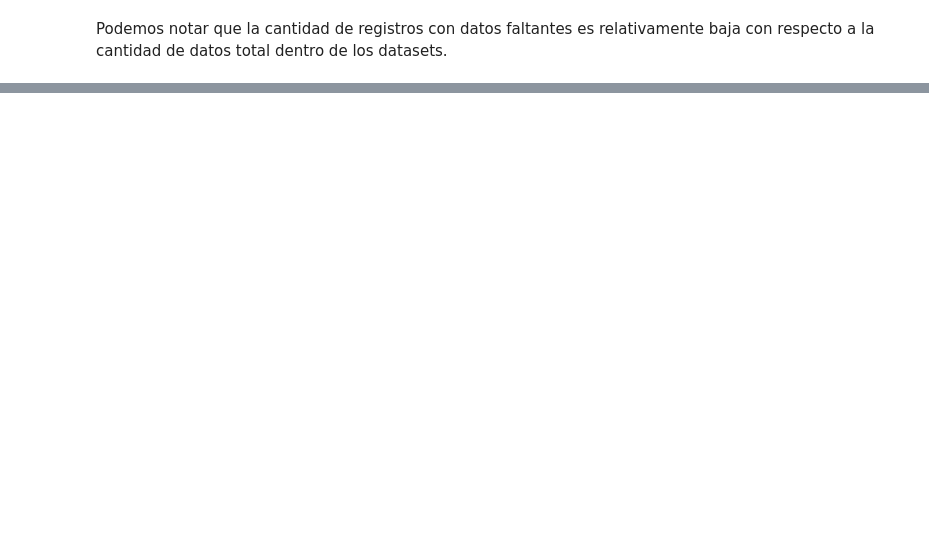
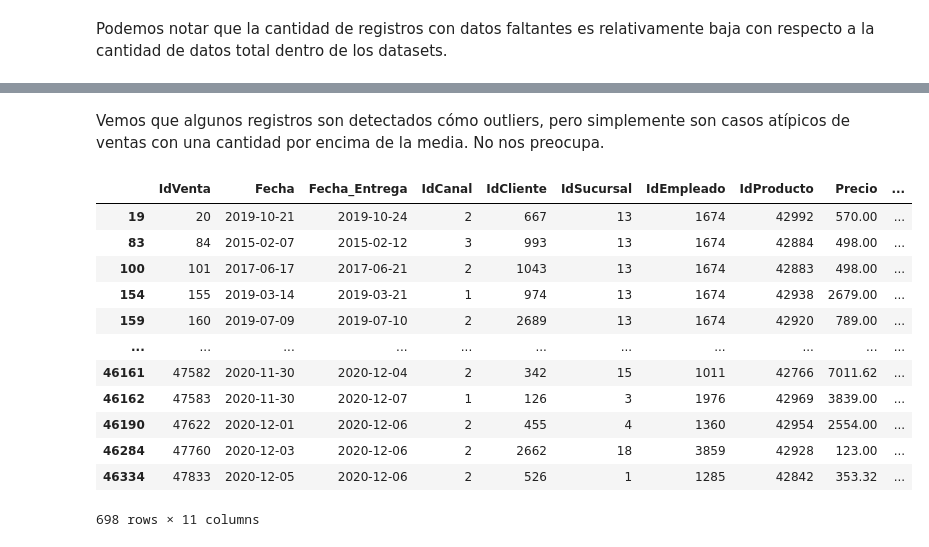
Before and after one commit to laucha-cf/Proyecto-Individual-Numero1, a Jupyter notebook: Modules/reporte.ipynb, the cells around one changed output, grey strips where cells are left out. Cells and saved outputs as stored; diff of their text form; code cells hidden in the pictures; blank space fills up the shorter version.

```diff
--- a/Modules/reporte.ipynb
+++ b/Modules/reporte.ipynb
@@ -61,0 +134,24 @@ Podemos notar que la cantidad de registros con datos faltantes es relativamente
+# %%
+#Cantidad
+promedio = df_ventas['Cantidad'].mean()
+std_dev = df_ventas['Cantidad'].std()
+minimo = 0
+maximo = int(promedio + 3 * std_dev)
+# %% [markdown]
+Vemos que algunos registros son detectados cómo outliers, pero simplemente son casos atípicos de ventas con una cantidad por encima de la media. No nos preocupa.
+# %%
+df_ventas[(df_ventas['Cantidad']<minimo) | (df_ventas['Cantidad']>maximo)]
+# %% [output]
+|  | IdVenta | Fecha | Fecha_Entrega | IdCanal | IdCliente | IdSucursal | IdEmpleado | IdProducto | Precio | ... |
+| 19 | 20 | 2019-10-21 | 2019-10-24 | 2 | 667 | 13 | 1674 | 42992 | 570.00 | ... |
+| 83 | 84 | 2015-02-07 | 2015-02-12 | 3 | 993 | 13 | 1674 | 42884 | 498.00 | ... |
+| 100 | 101 | 2017-06-17 | 2017-06-21 | 2 | 1043 | 13 | 1674 | 42883 | 498.00 | ... |
+| 154 | 155 | 2019-03-14 | 2019-03-21 | 1 | 974 | 13 | 1674 | 42938 | 2679.00 | ... |
+| 159 | 160 | 2019-07-09 | 2019-07-10 | 2 | 2689 | 13 | 1674 | 42920 | 789.00 | ... |
+| ... | ... | ... | ... | ... | ... | ... | ... | ... | ... | ... |
+| 46161 | 47582 | 2020-11-30 | 2020-12-04 | 2 | 342 | 15 | 1011 | 42766 | 7011.62 | ... |
+| 46162 | 47583 | 2020-11-30 | 2020-12-07 | 1 | 126 | 3 | 1976 | 42969 | 3839.00 | ... |
+| 46190 | 47622 | 2020-12-01 | 2020-12-06 | 2 | 455 | 4 | 1360 | 42954 | 2554.00 | ... |
+| 46284 | 47760 | 2020-12-03 | 2020-12-06 | 2 | 2662 | 18 | 3859 | 42928 | 123.00 | ... |
+| 46334 | 47833 | 2020-12-05 | 2020-12-06 | 2 | 526 | 1 | 1285 | 42842 | 353.32 | ... |
+698 rows × 11 columns
```
Also changed, not shown: parts of 16 cells of this notebook.
